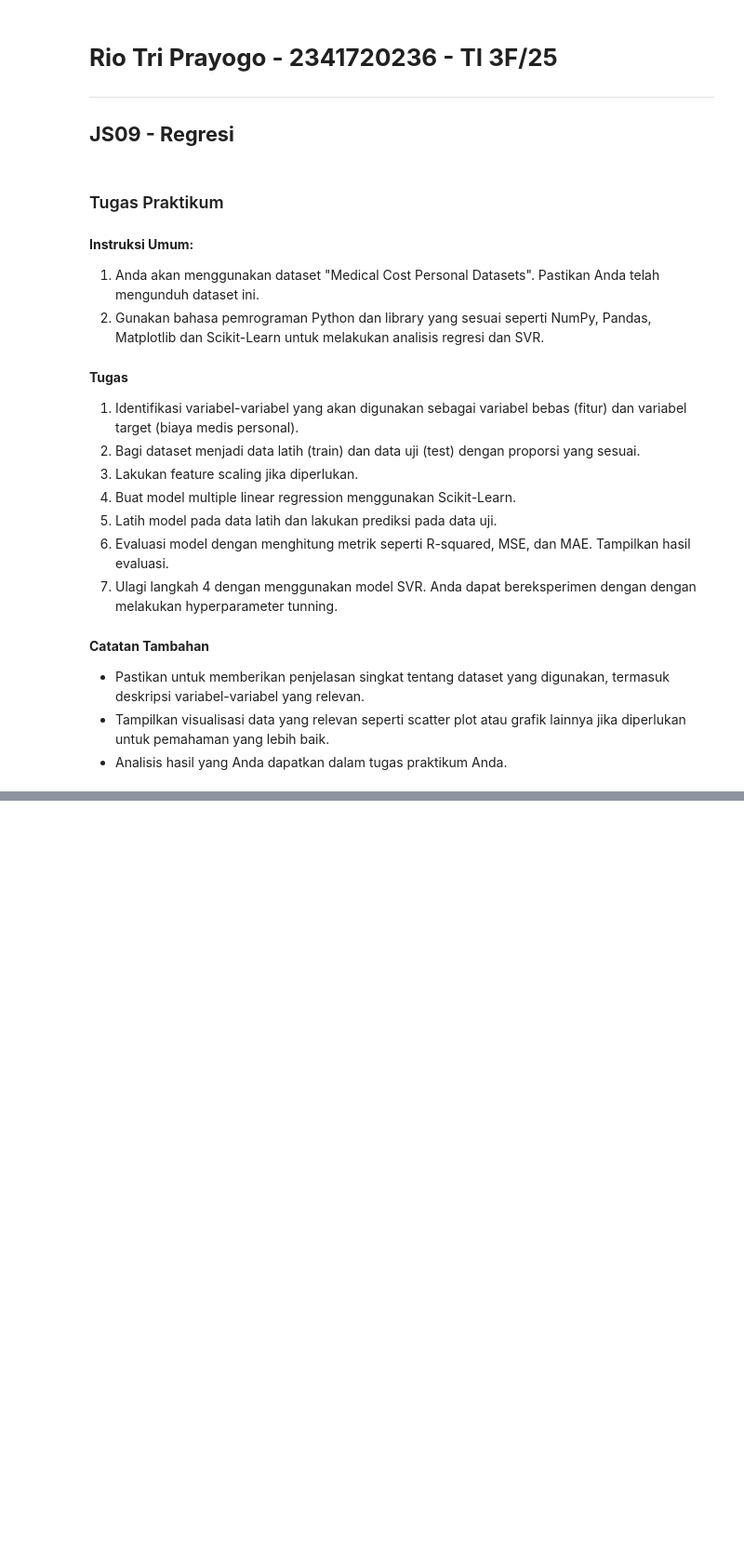
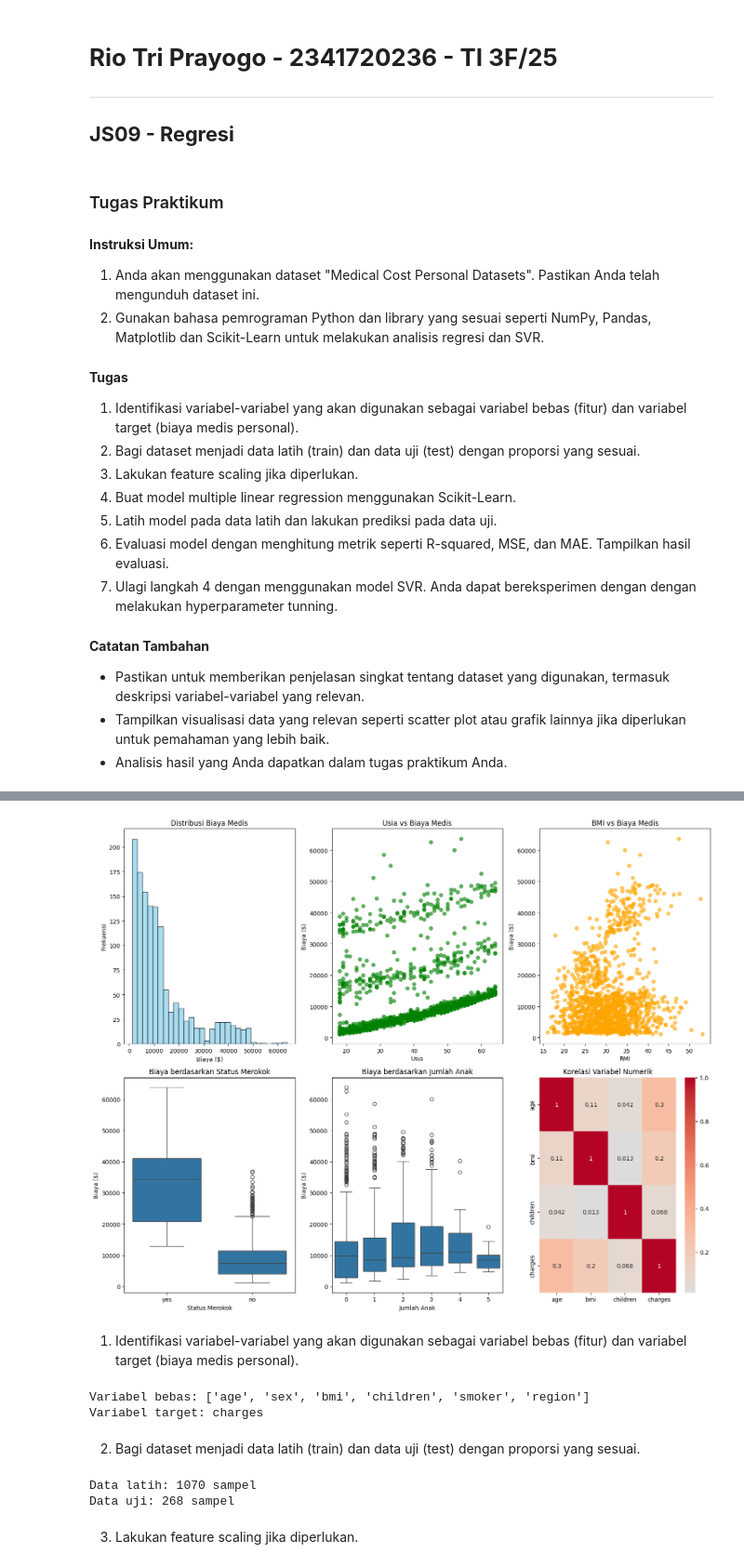
Before and after one commit to riotrip/ml-smt5, a Jupyter notebook: TG1_2_3_JS09.ipynb, the cells around one changed output, grey strips where cells are left out. Shown at 93% size. Cells and saved outputs as stored; diff of their text form; code cells hidden in the pictures; blank space fills up the shorter version.

```diff
--- a/TG1_2_3_JS09.ipynb
+++ b/TG1_2_3_JS09.ipynb
@@ -29,0 +44,3 @@
+# %%
+df = pd.read_csv('/content/drive/MyDrive/PembelajaranMesin_Rio/docs/insurance.csv')
+df.head()
@@ -29,0 +71,76 @@
+# %%
+# Visualisasi distribusi dan hubungan variabel
+plt.figure(figsize=(15, 12))
+
+# 1. Distribusi biaya medis
+plt.subplot(2, 3, 1)
+plt.hist(df['charges'], bins=30, alpha=0.7, color='skyblue', edgecolor='black')
+plt.title('Distribusi Biaya Medis')
+plt.xlabel('Biaya ($)')
+plt.ylabel('Frekuensi')
+
+# 2. Hubungan usia dengan biaya
+plt.subplot(2, 3, 2)
+plt.scatter(df['age'], df['charges'], alpha=0.6, color='green')
+plt.title('Usia vs Biaya Medis')
+plt.xlabel('Usia')
+plt.ylabel('Biaya ($)')
+
+# 3. Hubungan BMI dengan biaya
+plt.subplot(2, 3, 3)
+plt.scatter(df['bmi'], df['charges'], alpha=0.6, color='orange')
+plt.title('BMI vs Biaya Medis')
+plt.xlabel('BMI')
+plt.ylabel('Biaya ($)')
+
+# 4. Pengaruh status merokok
+plt.subplot(2, 3, 4)
+sns.boxplot(x='smoker', y='charges', data=df)
+plt.title('Biaya berdasarkan Status Merokok')
+plt.xlabel('Status Merokok')
+plt.ylabel('Biaya ($)')
+
+# 5. Pengaruh jumlah anak
+plt.subplot(2, 3, 5)
+sns.boxplot(x='children', y='charges', data=df)
+plt.title('Biaya berdasarkan Jumlah Anak')
+plt.xlabel('Jumlah Anak')
+plt.ylabel('Biaya ($)')
+
+# 6. Heatmap korelasi
+plt.subplot(2, 3, 6)
+numeric_df = df.select_dtypes(include=[np.number])
+sns.heatmap(numeric_df.corr(), annot=True, cmap='coolwarm', center=0)
+plt.title('Korelasi Variabel Numerik')
+
+plt.tight_layout()
+plt.show()
+# %% [output]
+[figure, added]
+# %% [markdown]
+1. Identifikasi variabel-variabel yang akan digunakan sebagai variabel bebas (fitur) dan variabel target (biaya medis personal).
+# %%
+X = df.drop('charges', axis=1)  # Variabel bebas
+y = df['charges']              # Variabel target
+print(f"Variabel bebas: {X.columns.tolist()}")
+print(f"Variabel target: charges")
+
+# Encode variabel kategorikal
+categorical_cols = ['sex', 'smoker', 'region']
+for col in categorical_cols:
+    le = LabelEncoder()
+    X[col] = le.fit_transform(X[col])
+# %% [output]
+Variabel bebas: ['age', 'sex', 'bmi', 'children', 'smoker', 'region']
+Variabel target: charges
+# %% [markdown]
+2. Bagi dataset menjadi data latih (train) dan data uji (test) dengan proporsi yang sesuai.
+# %%
+X_train, X_test, y_train, y_test = train_test_split(X, y, test_size=0.2, random_state=42)
+print(f"Data latih: {X_train.shape[0]} sampel")
+print(f"Data uji: {X_test.shape[0]} sampel")
+# %% [output]
+Data latih: 1070 sampel
+Data uji: 268 sampel
+# %% [markdown]
+3. Lakukan feature scaling jika diperlukan.
```
Also changed, not shown: parts of 18 cells of this notebook.
